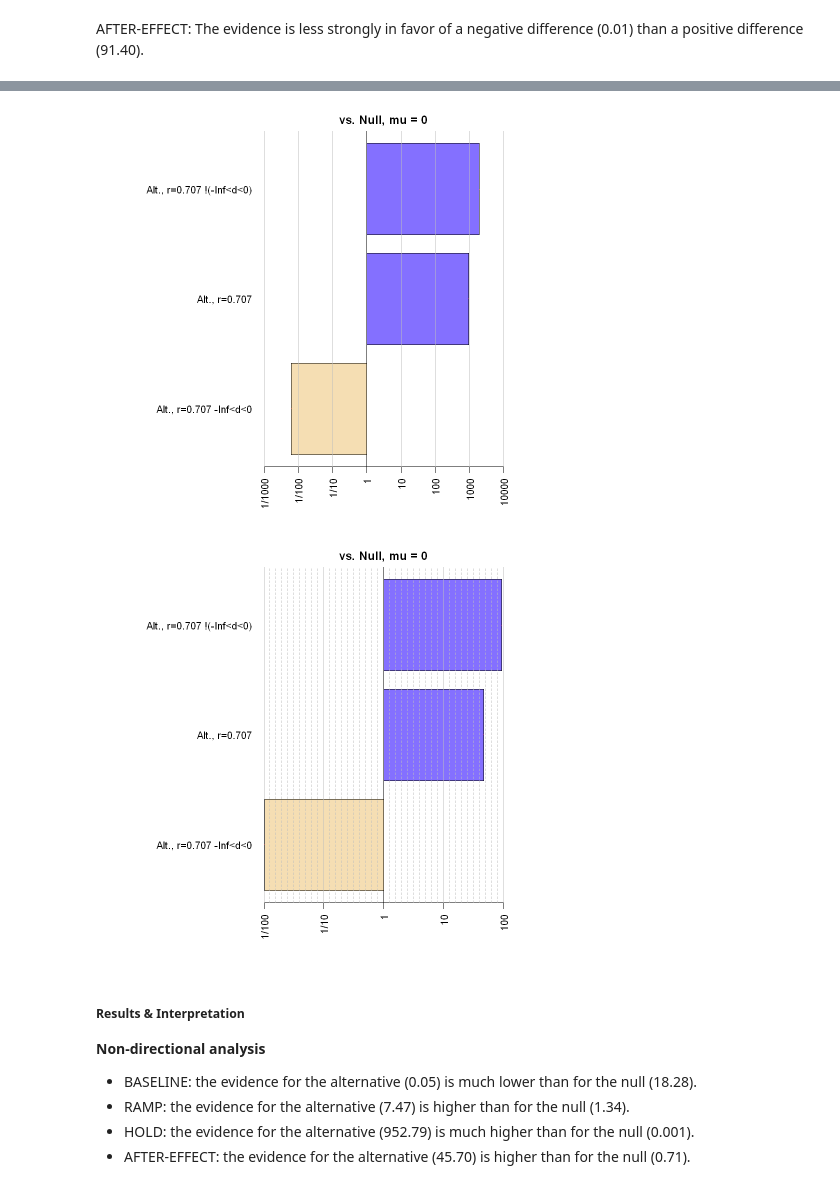
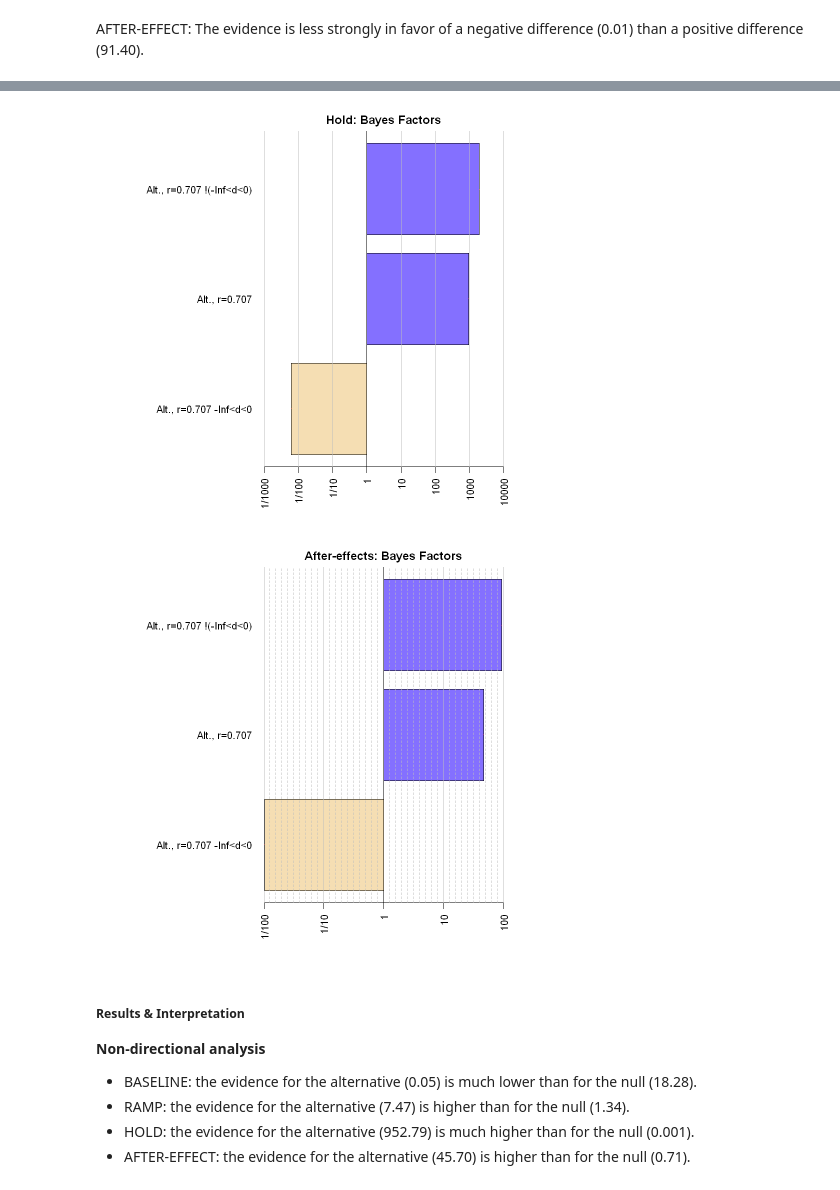
Before and after one commit to tardifmc/Tardif_DSPN_S22, a Jupyter notebook: Tardif_DSPN_s22_finalproject.ipynb, the cells around one changed output, grey strips where cells are left out. Saved outputs shown, nothing was run; the diff lists cells and outputs as text; code cells hidden in the pictures.

```diff
--- a/Tardif_DSPN_s22_finalproject.ipynb
+++ b/Tardif_DSPN_s22_finalproject.ipynb
@@ -672,15 +672,15 @@ Bayes factor type: BFoneSample, JZS
 #ramp
   allbf.r = c(bf.r, bfInterval.r)
   #allbf.r
-  plot(allbf.r)
+  plot(allbf.r, main = "Ramp: Bayes Factors")
 
 #hold
   allbf.h = c(bf.h, bfInterval.h)
   #allbf.h
-  plot(allbf.h)
+  plot(allbf.h, main = "Hold: Bayes Factors")
 
 #after-effect
   allbf.ae = c(bf.ae, bfInterval.ae)
   #allbf.ae
-  plot(allbf.ae)
+  plot(allbf.ae, main = "After-effects: Bayes Factors")
 # %% [output]
@@ -689,5 +689,5 @@ Bayes factor type: BFoneSample, JZS
-[figure, old version]
+[figure, new version]
-[figure, old version]
+[figure, new version]
 # %% [markdown]
 ##### Results & Interpretation
 
```
Also changed, not shown: parts of 2 cells of this notebook.
